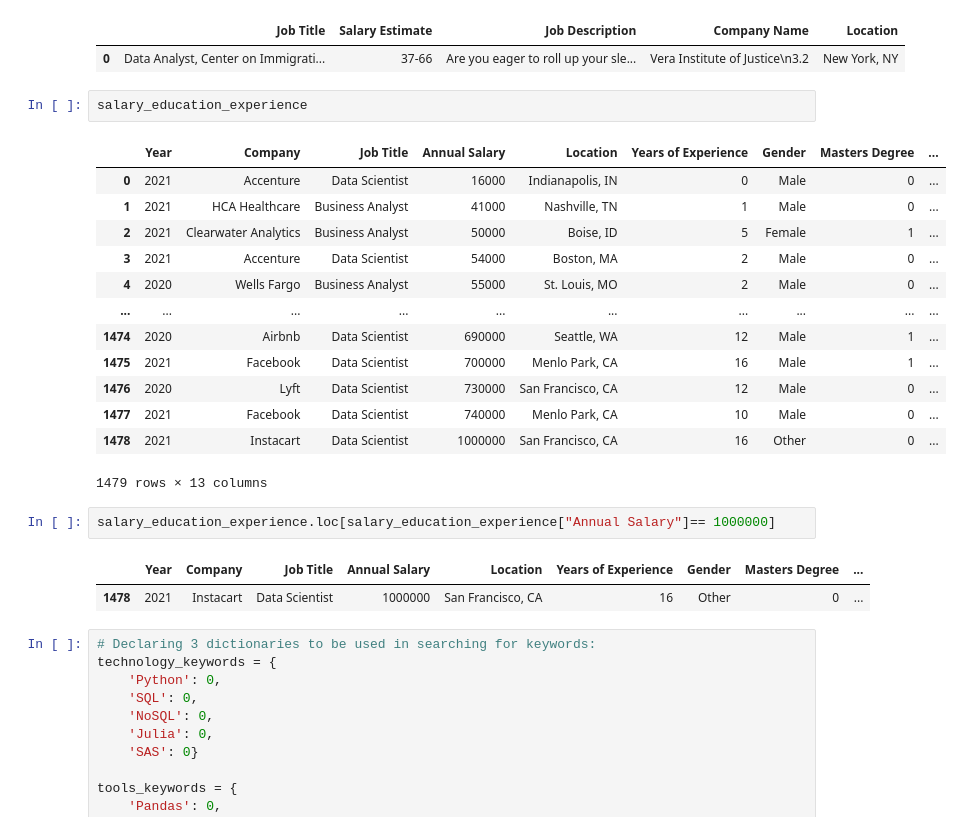
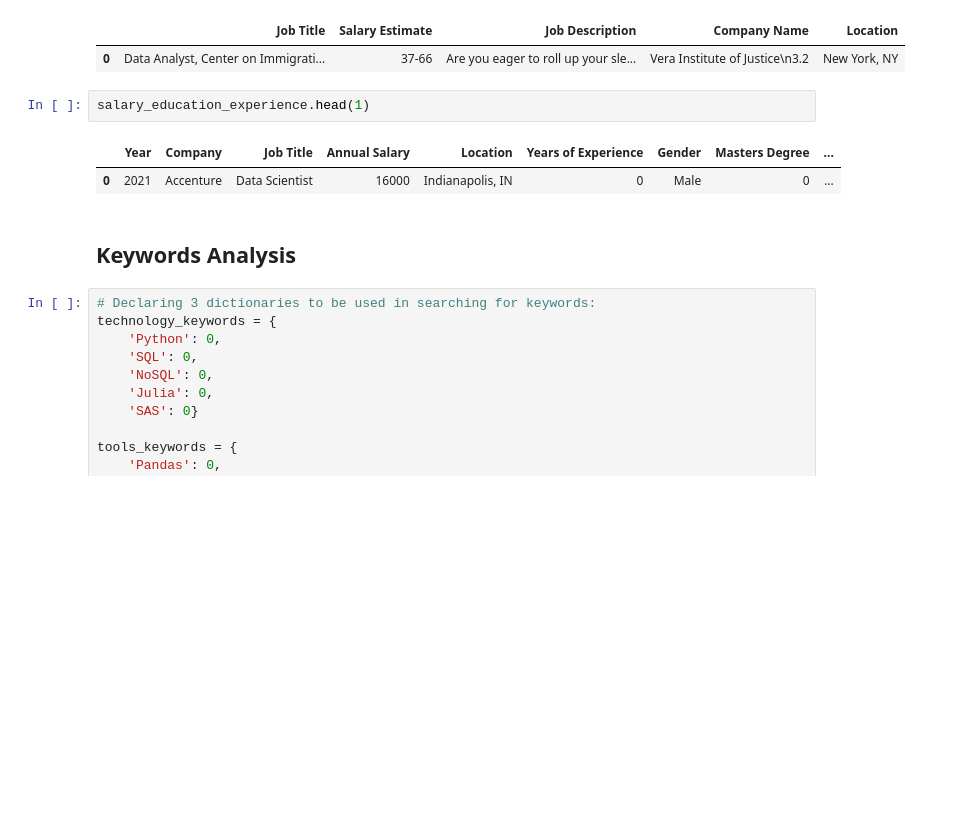
Before and after one commit to rita-s/Data_Analysis_Project_1, a Jupyter notebook: HR_Hackers.ipynb, the cells around one changed output. Drawn from its saved outputs; the diff is of its cells as text; blank space fills up the shorter version.

```diff
--- a/HR_Hackers.ipynb
+++ b/HR_Hackers.ipynb
@@ -47,26 +48,12 @@ job_descriptions.head(1)
 |  | Job Title | Salary Estimate | Job Description | Company Name | Location |
 | 0 | Data Analyst, Center on Immigrati... | 37-66 | Are you eager to roll up your sle... | Vera Institute of Justice\n3.2 | New York, NY |
 # %%
-salary_education_experience
+salary_education_experience.head(1)
 # %% [output]
 |  | Year | Company | Job Title | Annual Salary | Location | Years of Experience | Gender | Masters Degree | ... |
 | 0 | 2021 | Accenture | Data Scientist | 16000 | Indianapolis, IN | 0 | Male | 0 | ... |
-| 1 | 2021 | HCA Healthcare | Business Analyst | 41000 | Nashville, TN | 1 | Male | 0 | ... |
-| 2 | 2021 | Clearwater Analytics | Business Analyst | 50000 | Boise, ID | 5 | Female | 1 | ... |
-| 3 | 2021 | Accenture | Data Scientist | 54000 | Boston, MA | 2 | Male | 0 | ... |
-| 4 | 2020 | Wells Fargo | Business Analyst | 55000 | St. Louis, MO | 2 | Male | 0 | ... |
-| ... | ... | ... | ... | ... | ... | ... | ... | ... | ... |
-| 1474 | 2020 | Airbnb | Data Scientist | 690000 | Seattle, WA | 12 | Male | 1 | ... |
-| 1475 | 2021 | Facebook | Data Scientist | 700000 | Menlo Park, CA | 16 | Male | 1 | ... |
-| 1476 | 2020 | Lyft | Data Scientist | 730000 | San Francisco, CA | 12 | Male | 0 | ... |
-| 1477 | 2021 | Facebook | Data Scientist | 740000 | Menlo Park, CA | 10 | Male | 0 | ... |
-| 1478 | 2021 | Instacart | Data Scientist | 1000000 | San Francisco, CA | 16 | Other | 0 | ... |
-1479 rows × 13 columns
-# %%
-salary_education_experience.loc[salary_education_experience["Annual Salary"]== 1000000]
-# %% [output]
-|  | Year | Company | Job Title | Annual Salary | Location | Years of Experience | Gender | Masters Degree | ... |
-| 1478 | 2021 | Instacart | Data Scientist | 1000000 | San Francisco, CA | 16 | Other | 0 | ... |
+# %% [markdown]
+## Keywords Analysis
 # %%
 # Declaring 3 dictionaries to be used in searching for keywords:
 technology_keywords = {
```
Also changed, not shown: parts of 34 cells of this notebook.
